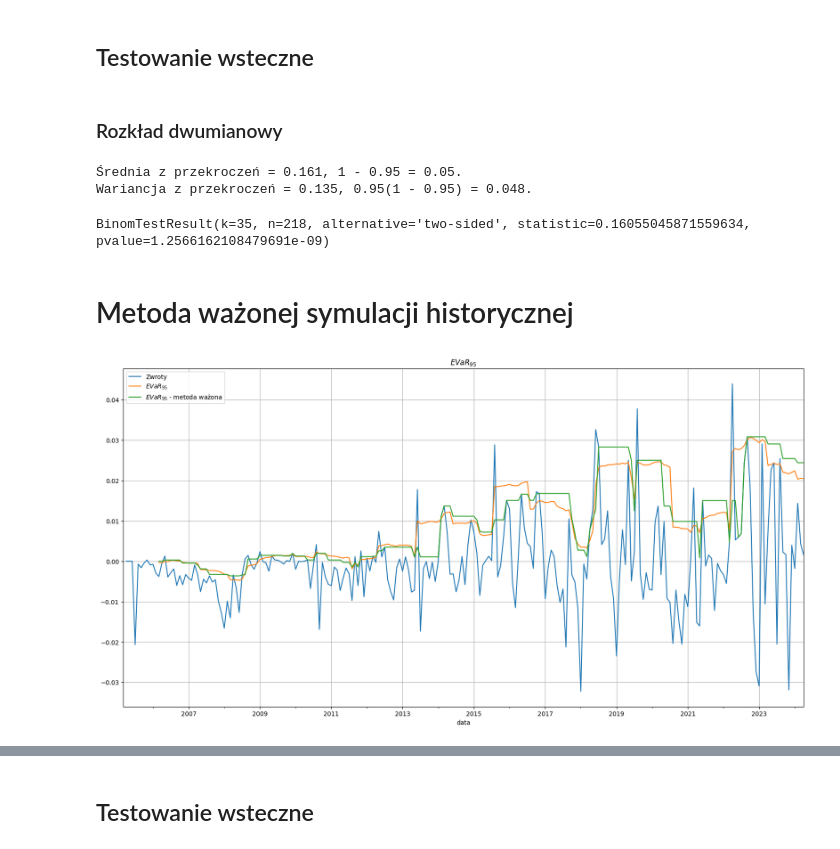
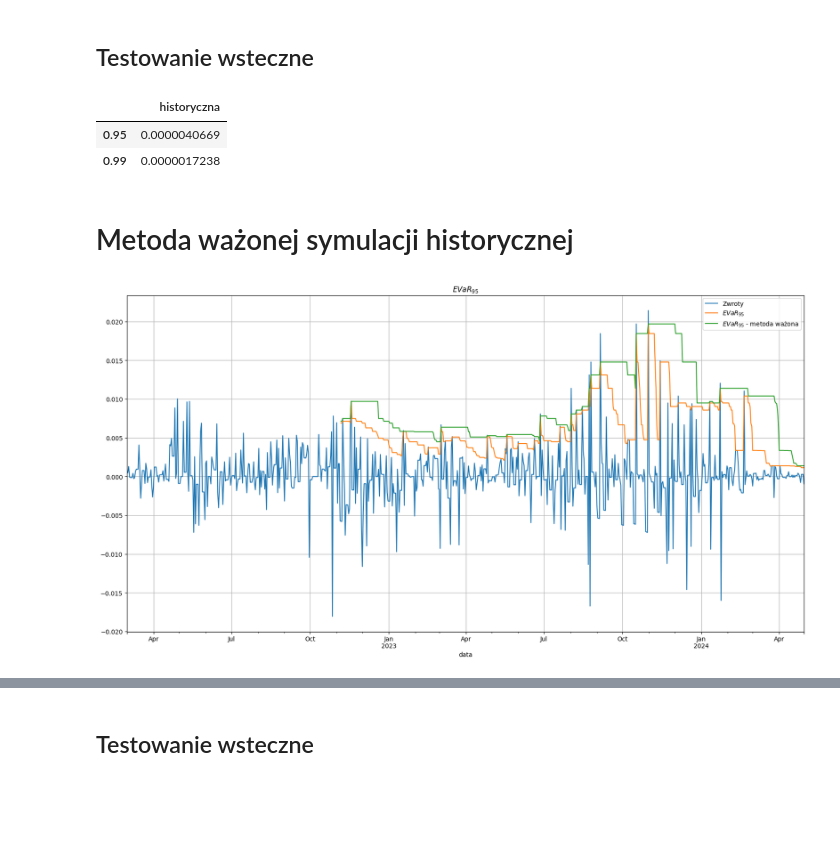
Before and after one commit to OlaHodera/risk, a Jupyter notebook: projekt3/historical_expectiles.ipynb, the cells around one changed output, grey strips where cells are left out. Saved outputs shown, nothing was run; the diff lists cells and outputs as text; code cells hidden in the pictures; blank space fills up the shorter version.

```diff
--- a/projekt3/historical_expectiles.ipynb
+++ b/projekt3/historical_expectiles.ipynb
@@ -25,7 +27,8 @@ data['returns'] = data.interpolate(type='linear').pct_change()
 # %% [markdown]
 # Metoda historyczna
 # %%
-data = calculate_var(data, lambda x: stats.expectile(x, alpha), 'hist')
+data = calculate_var(data, lambda x: stats.expectile(x, .95), 'hist')
+data = calculate_var(data, lambda x: stats.expectile(x, .99), 'hist', 99)
 # %% [markdown]
 Wykres zwrotów i VaR95 dla zwrotów.
 # %%
@@ -55,2 +45,3 @@ plt.savefig(f"pics\\{params['name']}\\evar95_ceny.png")
 # %%
-data, I = exceeds_vector(data, 'hist')  # I - wektor przekroczeń
+data, I95 = exceeds_vector(data, 'hist')  # I - wektor przekroczeń
+data, I99 = exceeds_vector(data, 'hist', 99)
@@ -75,33 +48,32 @@ plt.savefig(f"pics\\{params['name']}\\procent-evar95.png")
 # %% [markdown]
 ## Testowanie wsteczne
-# %% [markdown]
-### Rozkład dwumianowy
-# %%
-print('Średnia z przekroczeń = {}, 1 - {} = {}.\nWariancja z przekroczeń = {}, {}(1 - {}) = {}.'.\
-    format(*map(lambda x: np.round(x, 3),
-                [I.mean(), alpha, 1- alpha,
-                 I.var(), alpha, alpha, alpha * (1 - alpha)])))
-# %% [output]
-Średnia z przekroczeń = 0.161, 1 - 0.95 = 0.05.
-Wariancja z przekroczeń = 0.135, 0.95(1 - 0.95) = 0.048.
-# %%
-stats.binomtest(int(I.sum()), n=I.size, p=1-alpha)
-# %% [output]
-BinomTestResult(k=35, n=218, alternative='two-sided', statistic=0.16055045871559634, pvalue=1.2566162108479691e-09)
+# %%
+pd.set_option("display.precision", 10)
+
+S95 = scoring_expectile(data.returns, data.var95_hist, .95)
+S99 = scoring_expectile(data.returns, data.var99_hist, .99)
+
+scoring_df = pd.DataFrame({'historyczna': [np.mean(S95), np.mean(S99)]}, index=[0.95, 0.99])
+scoring_df
+# %% [output]
+|  | historyczna |
+| 0.95 | 0.0000040669 |
+| 0.99 | 0.0000017238 |
 # %% [markdown]
 # Metoda ważonej symulacji historycznej
-# %%
-data = calculate_var(data, weighted_var, 'ważona')
+# %%
+data = calculate_var(data, lambda x: weighted_var(x, .95), 'ważona')
+data = calculate_var(data, lambda x: weighted_var(x, .99), 'ważona', 99)
 # %%
 _, ax = plt.subplots(figsize=(20,10))
-_ = data[['returns', 'var95_hist','var95_ważona']].\
+_ = data[['returns', 'var95_ważona','var99_ważona']].\
     plot(ax=ax,
          grid=True,
          xlabel='data',
          title='$EVaR_{95}$',
          color=['C0', 'C1', 'C2'])
 plt.legend(['Zwroty', '$EVaR_{95}$', '$EVaR_{95}$ - metoda ważona'])
 plt.savefig(f'pics\\{params["name"]}\\evar95_wazony.png')
 # %% [output]
-[figure, old version]
+[figure, new version]
 # %%
```
Also changed, not shown: parts of 27 cells of this notebook, 7 other files.
